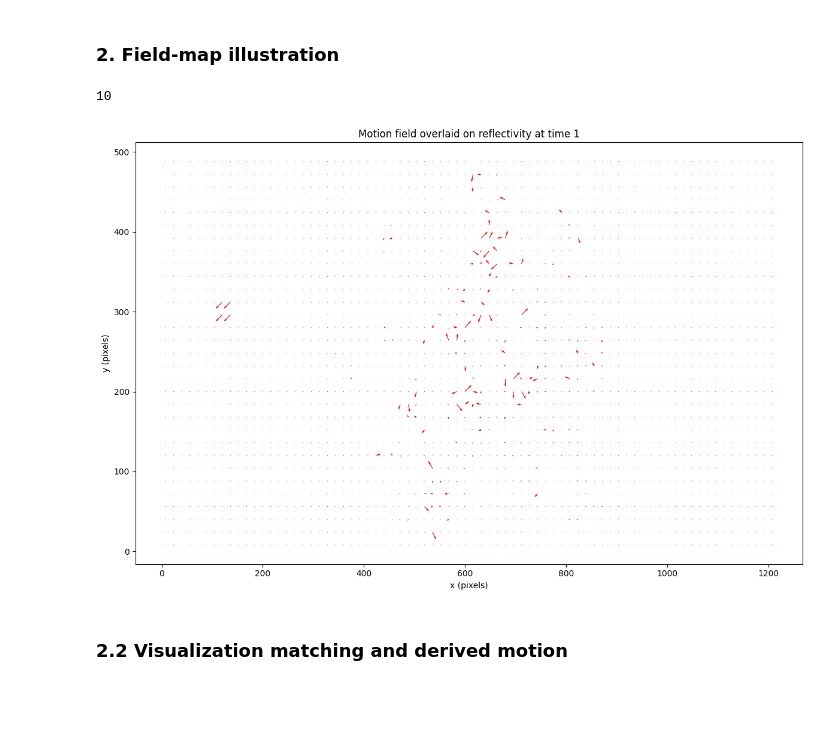
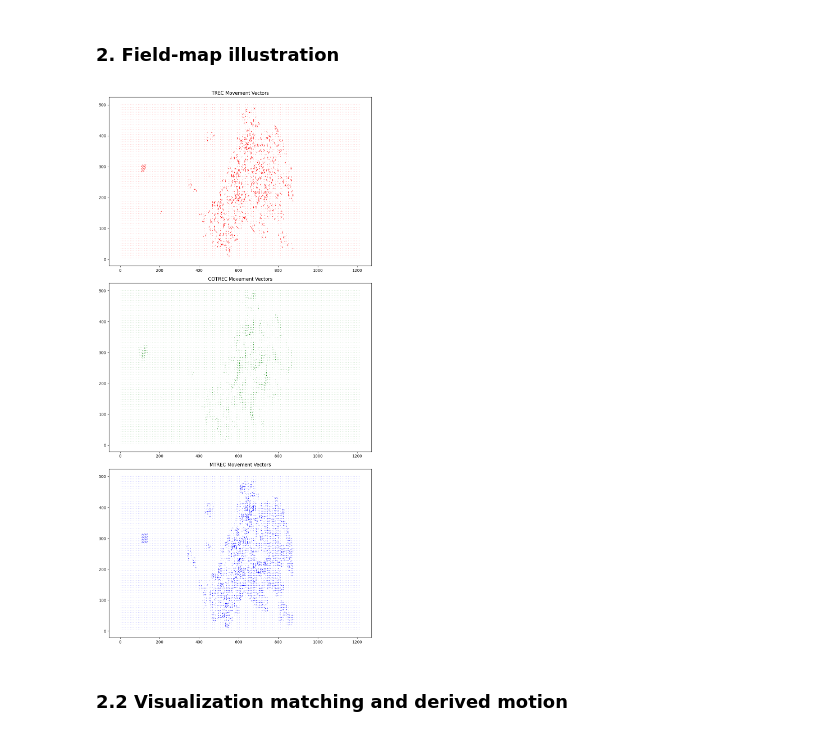
Before and after one commit to trungtranquoc/computer_vision_assignment-thunderstorm_nowcasting, a Jupyter notebook: main.ipynb, the cells around one changed output. Saved outputs shown, nothing was run; the diff lists cells and outputs as text; code cells hidden in the pictures; blank space fills up the shorter version.

Commit message:
feat: implement COTREC + MTREC

```diff
--- a/main.ipynb
+++ b/main.ipynb
@@ -18,7 +18,7 @@ from tqdm import tqdm
 
 from src.utils import windy_preprocessing_pipeline, process_image
 
-SOURCE_PATH = "data/images/philippines_13.269_123.832"
+SOURCE_PATH = "data/images/philippines"
 img_paths = [os.path.join(SOURCE_PATH, img_name) for img_name in sorted(os.listdir(SOURCE_PATH)) if img_name.endswith('.png')][:50]
 
 dbz_maps: list[tuple[np.ndarray, datetime]] = []
@@ -32,8 +32,10 @@ print(f"Total DBZ maps processed: {len(dbz_maps)}. Shape of each DBZ map: {dbz_m
 print("-"*40)
 
 # Visualize first DBZ map
+plt.figure(figsize=(8, 6))
 plt.imshow(dbz_maps[0][0], cmap='viridis')
 plt.colorbar(label='DBZ (dBZ)')
 plt.title(f"DBZ Map - {dbz_maps[0][1]}")
+
 plt.show()
 # %% [output]
@@ -98,41 +100,41 @@ plt.show()
 # %% [markdown]
 ### 2. Field-map illustration
 # %%
-from src.cores.movement_estimate import estimate_trec_by_blocks
+from src.cores.movement_estimate import TREC, COTREC, MTREC
 
 prev_storms_map = storms_maps[0]
 curr_storms_map = storms_maps[1]
-dt = (curr_storms_map.time_frame - prev_storms_map.time_frame).seconds / 3600   # in hours
-local_buffer = int(100 * dt)
 
-print(local_buffer)
+plt.figure(figsize=(10, 20))
 
-grid_y, grid_x, vy, vx = estimate_trec_by_blocks(prev_storms_map, curr_storms_map, block_size=16, stride=16)
+# TREC
+trec = TREC(block_size=8, stride=8, max_velocity=100)
+grid_y, grid_x, vy, vx = trec.estimate_movement(prev_storms_map, curr_storms_map)
 
-plt.figure(figsize=(12, 8))
+plt.subplot(3, 1, 1)
+plt.quiver(grid_x, grid_y, vx, vy, color='r', angles='xy', scale_units='xy', scale=1, width=0.001)
+plt.title("TREC Movement Vectors")
 
-# Plot motion vectors
-plt.quiver(
-    grid_x, grid_y,        # vector positions (centers of blocks)
-    vx, vy,                # vector components (dx, dy)
-    # angles="xy",
-    scale_units="xy",
-    scale=1,
-    color="red",
-    width=0.001
-)
+# COTREC
+cotrec = COTREC(block_size=8, stride=8, max_velocity=100)
+grid_y, grid_x, vy, vx = cotrec.estimate_movement(prev_storms_map, curr_storms_map)
 
-plt.title(f"Motion field overlaid on reflectivity at time {1}")
-plt.xlabel("x (pixels)")
-plt.ylabel("y (pixels)")
-# plt.xlim(400, 600)
-# plt.ylim(100, 300)
+plt.subplot(3, 1, 2)
+plt.quiver(grid_x, grid_y, vx, vy, color='g', angles='xy', scale_units='xy', scale=1, width=0.001)
+plt.title("COTREC Movement Vectors")
+
+# MTREC
+mtrec = MTREC(large_box_size=16, small_box_size=8, max_velocity=100)
+grid_y, grid_x, vy, vx = mtrec.estimate_movement(prev_storms_map, curr_storms_map)
+
+plt.subplot(3, 1, 3)
+plt.quiver(grid_x, grid_y, vx, vy, color='b', angles='xy', scale_units='xy', scale=1, width=0.001)
+plt.title("MTREC Movement Vectors")
 
 plt.tight_layout()
 plt.show()
 # %% [output]
-10
-[figure, old version]
+[figure, new version]
 # %% [markdown]
 ### 2.2 Visualization matching and derived motion
 # %%
```
Also changed, not shown: parts of 3 cells of this notebook, 8 other files.
